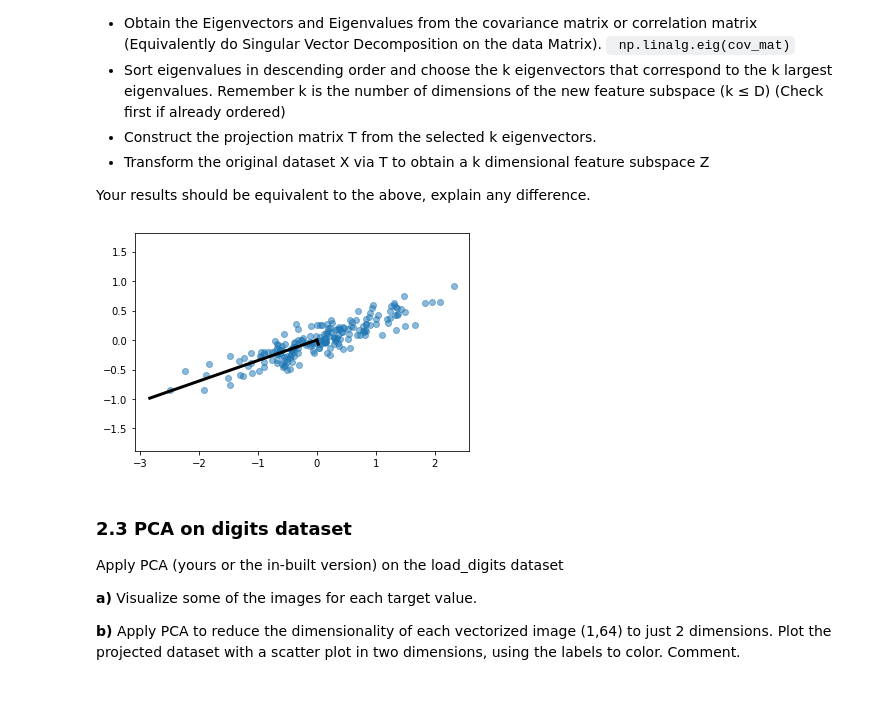
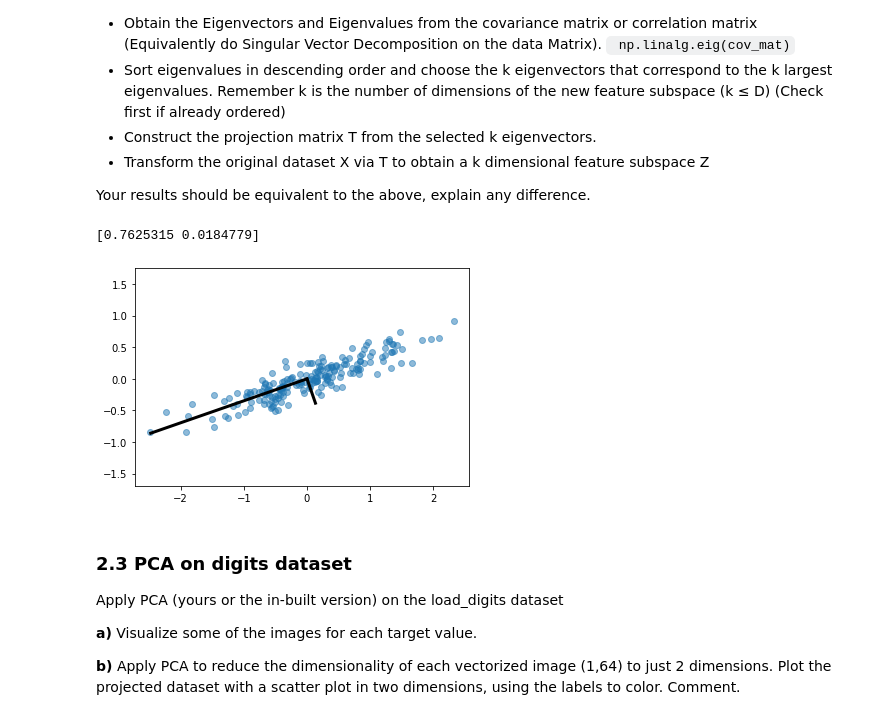
Before and after one commit to samyhaff/DATASIM_TP, a Jupyter notebook: APSTA/TP1/2021-2022-01-APSTA-feature-selection-dim-reduction-sv.ipynb, the cells around one changed output. Saved outputs shown, nothing was run; the diff lists cells and outputs as text; code cells hidden in the pictures.

```diff
--- a/APSTA/TP1/2021-2022-01-APSTA-feature-selection-dim-reduction-sv.ipynb
+++ b/APSTA/TP1/2021-2022-01-APSTA-feature-selection-dim-reduction-sv.ipynb
@@ -546,28 +546,30 @@ Your results should be equivalent to the above, explain any difference.
 # %%
 def pca(X, k):
     X_mean = np.mean(X, axis=0)
     X_centered = X - X_mean
     C = np.cov(X_centered, rowvar=False)
     w, v = np.linalg.eigh(C)
     sort_index = np.argsort(w[::-1])
     w_sorted, v_sorted = w[sort_index], v[:, sort_index]
     v_subset, w_subset = v_sorted[:,:k], w_sorted[:k]
     X_reduced = X_centered @ v_subset.T
-    explained_variance = w_subset**2 / sum(w**2)
 
-    return (X_reduced, v_subset.T, explained_variance)
+    return (X_reduced, v_subset.T, w_subset)
 
-X_reduced, components, explained_variance = pca(X, 2)
+_, components, explained_variance = pca(X, 2)
+
+print(explained_variance)
 
 plt.plot(X[:, 0], X[:, 1], 'o', alpha=0.5)
 for length, vector in zip(explained_variance, components):
     v = vector * 3 * np.sqrt(length)
     plt.plot([0, v[0]], [0, v[1]], '-k', lw=3)
 plt.axis('equal');
 
 plt.show()
 # %% [output]
+[0.7625315 0.0184779]
-[figure, old version]
+[figure, new version]
 # %% [markdown]
 ### 2.3 PCA on digits dataset
 
```
Also changed, not shown: parts of 10 cells of this notebook.
